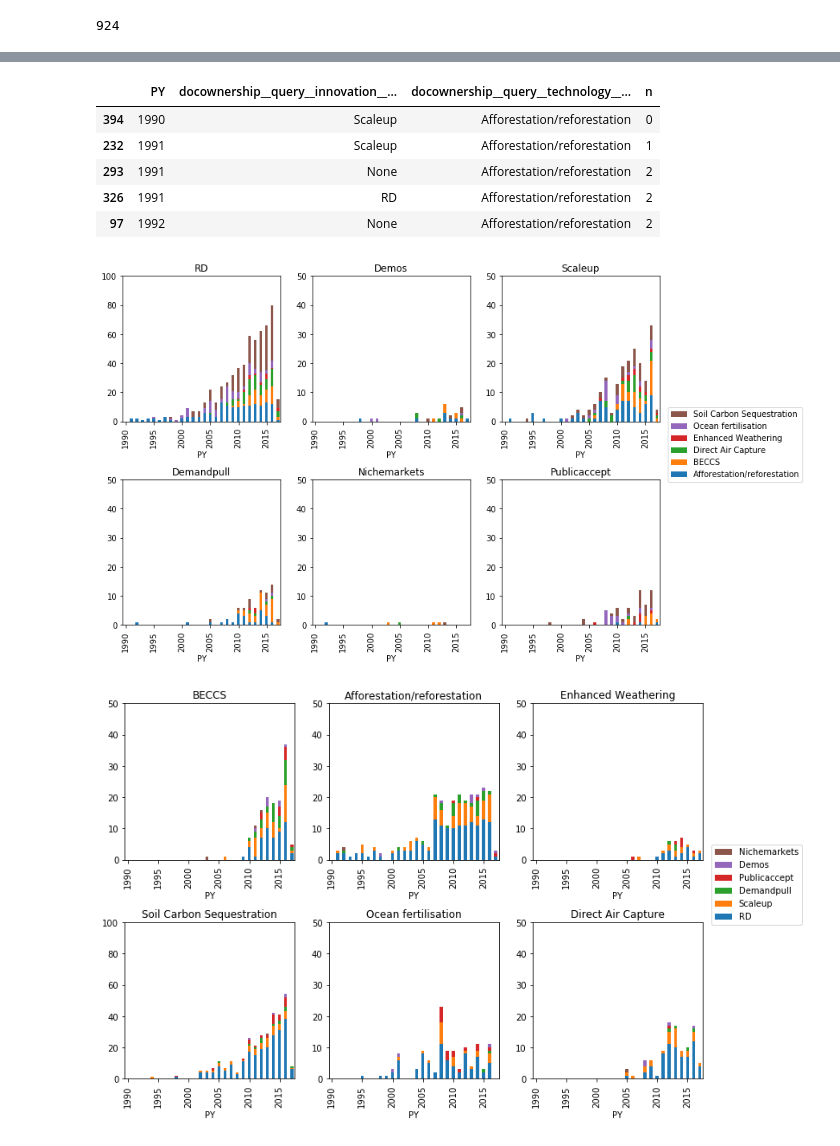
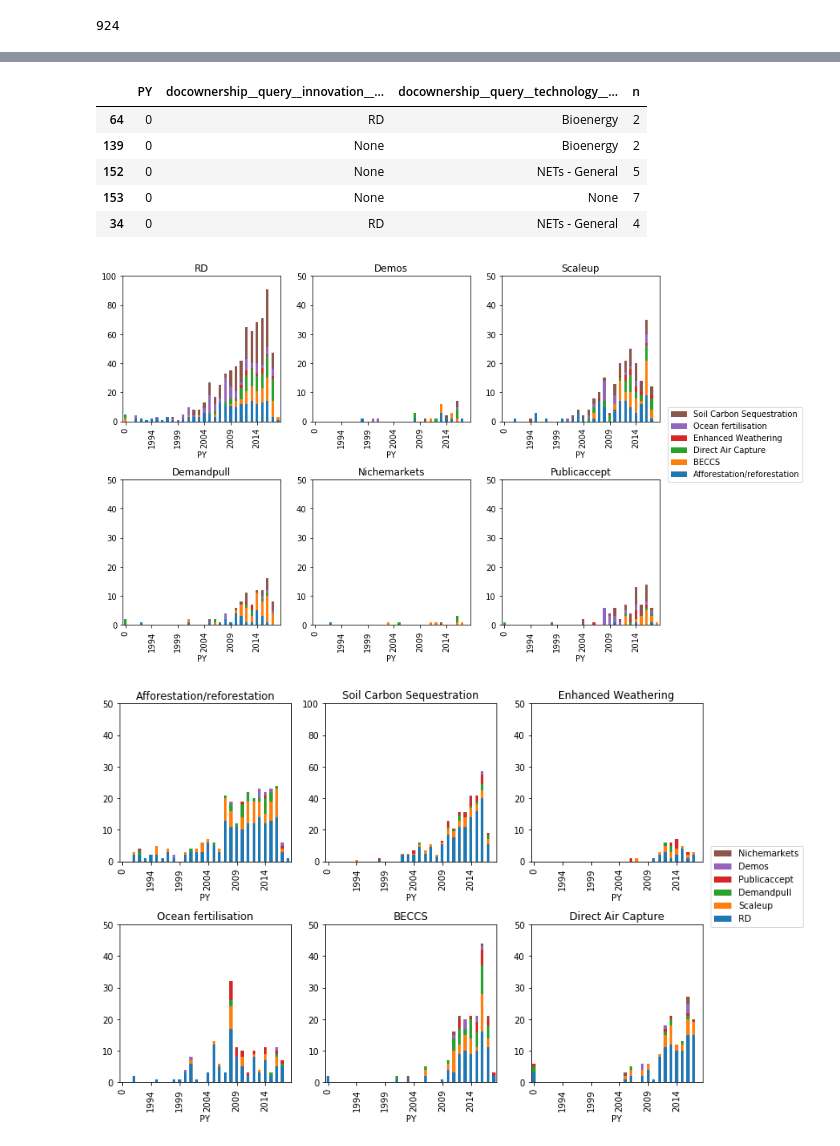
Before and after one commit to mcc-apsis/NETs-review, a Jupyter notebook: NETs_innovation_graphs.ipynb, the cells around one changed output, grey strips where cells are left out. Cells and saved outputs as stored; diff of their text form; code cells hidden in the pictures.

Commit message:
redo innovation plots+tables

```diff
--- a/NETs_innovation_graphs.ipynb
+++ b/NETs_innovation_graphs.ipynb
@@ -14,3 +14,4 @@ os.environ.setdefault("DJANGO_SETTINGS_MODULE", "BasicBrowser.settings")
 django.setup()
 
 from scoping.models import *
+p = Project.objects.get(title="NETs")
@@ -18,11 +69,11 @@ from scoping.models import *
 p = Project.objects.get(title="NETs")
 pdocs = Doc.objects.filter(query__project=p) | Doc.objects.filter(technology__project=p)
 
-trdocs = set(list(pdocs.filter(docownership__relevant=1).values_list('UT',flat=True)))
+trdocs = set(list(pdocs.filter(docownership__relevant=1).values_list('id',flat=True)))
 
-irdocs = set(list(pdocs.filter(docownership__relevant=5).values_list('UT',flat=True)))
+irdocs = set(list(pdocs.filter(docownership__relevant=5).values_list('id',flat=True)))
 
-inrateddocs = set(list(pdocs.filter(docownership__relevant__in=[5,6,7,8]).values_list('UT',flat=True)))
+inrateddocs = set(list(pdocs.filter(docownership__relevant__in=[5,6,7,8]).values_list('id',flat=True)))
 # %%
 print(len(trdocs))
 print(len(irdocs))
@@ -31,15 +82,15 @@ print(len(inrateddocs))
 print(len(trdocs.intersection(inrateddocs)))
 
 alltdocs = pdocs.distinct().filter(
-    UT__in=trdocs
+    id__in=trdocs
 )
 
 allreldocs = pdocs.distinct().filter(
-    UT__in=trdocs.intersection(irdocs)
+    id__in=trdocs.intersection(irdocs)
 )
 
 alliratdocs = pdocs.distinct().filter(
-    UT__in=trdocs.intersection(inrateddocs)
+    id__in=trdocs.intersection(inrateddocs)
 )
 
 print(allreldocs.count())
@@ -244,11 +295,11 @@ adf = adf[adf['docownership__query__innovation__name'] != "None"]
 adf.sort_values('PY').head()
 # %% [output]
 |  | PY | docownership__query__innovation__... | docownership__query__technology__... | n |
-| 394 | 1990 | Scaleup | Afforestation/reforestation | 0 |
-| 232 | 1991 | Scaleup | Afforestation/reforestation | 1 |
-| 293 | 1991 | None | Afforestation/reforestation | 2 |
-| 326 | 1991 | RD | Afforestation/reforestation | 2 |
-| 97 | 1992 | None | Afforestation/reforestation | 2 |
+| 64 | 0 | RD | Bioenergy | 2 |
+| 139 | 0 | None | Bioenergy | 2 |
+| 152 | 0 | None | NETs - General | 5 |
+| 153 | 0 | None | None | 7 |
+| 34 | 0 | RD | NETs - General | 4 |
 # %%
 reindexes = [
     ('PY','docownership__query__technology__name','docownership__query__innovation__name'),
@@ -260,6 +311,9 @@ pt = adf
 
 pt = pt[pt['docownership__query__technology__name']!="Blue Carbon"]
 pt = pt[pt['docownership__query__technology__name']!="Geological Storage"]
+pt = pt[pt['docownership__query__technology__name']!="Ethics & Morals"]
+pt = pt[pt['docownership__query__technology__name']!="Bioenergy"]
+pt = pt[pt['docownership__query__technology__name']!="NETs - General"]
 
 for x in reindexes:
 
@@ -292,7 +346,7 @@ pt = pt.sort_values(['PY','docownership__query__innovation__name'])
 # %%
 groupings = [
     ('docownership__query__innovation__name','docownership__query__technology__name',2),
-    ('docownership__query__technology__name','docownership__query__innovation__name',3),
+    ('docownership__query__technology__name','docownership__query__innovation__name',2),
 ]
 
 
@@ -332,33 +386,33 @@ for x in groupings:
             ticklabels = [l.get_text() for l in ax.xaxis.get_ticklabels()]
             ax.xaxis.set_ticks(ticks[::n])
             ax.xaxis.set_ticklabels(ticklabels[::n])
 
             if key in ["RD","Soil Carbon Sequestration"]:
                 m = 100
             else:
                 m = 50
 
             ax.set_ylim(0,m)
 
 
         except:
             print(key)
             print(group)
             pass
 
     #plt.legend()
     #ax = fig.add_axes([0.1, 0.1, 0.6, 0.75])
     #fig.subplots_adjust(right=0.65)
     if x[2]==3:
         lpos = (1.1,0.75)
         axs[-1,-1].axis('off')
         axs[-1,-2].axis('off')
     else:
         lpos = (1.05,1.5)
     ax.legend(reversed(handles), reversed(labels),bbox_to_anchor=lpos, loc=2, borderaxespad=.0,)
     plt.savefig('plots/1_1_{}.png'.format(x[2]),bbox_inches='tight')
     plt.show()
 # %% [output]
-[figure, old version]
+[figure, new version]
-[figure, old version]
+[figure, new version]
 # %%
```
Also changed, not shown: parts of 20 cells of this notebook, 7 other files.
